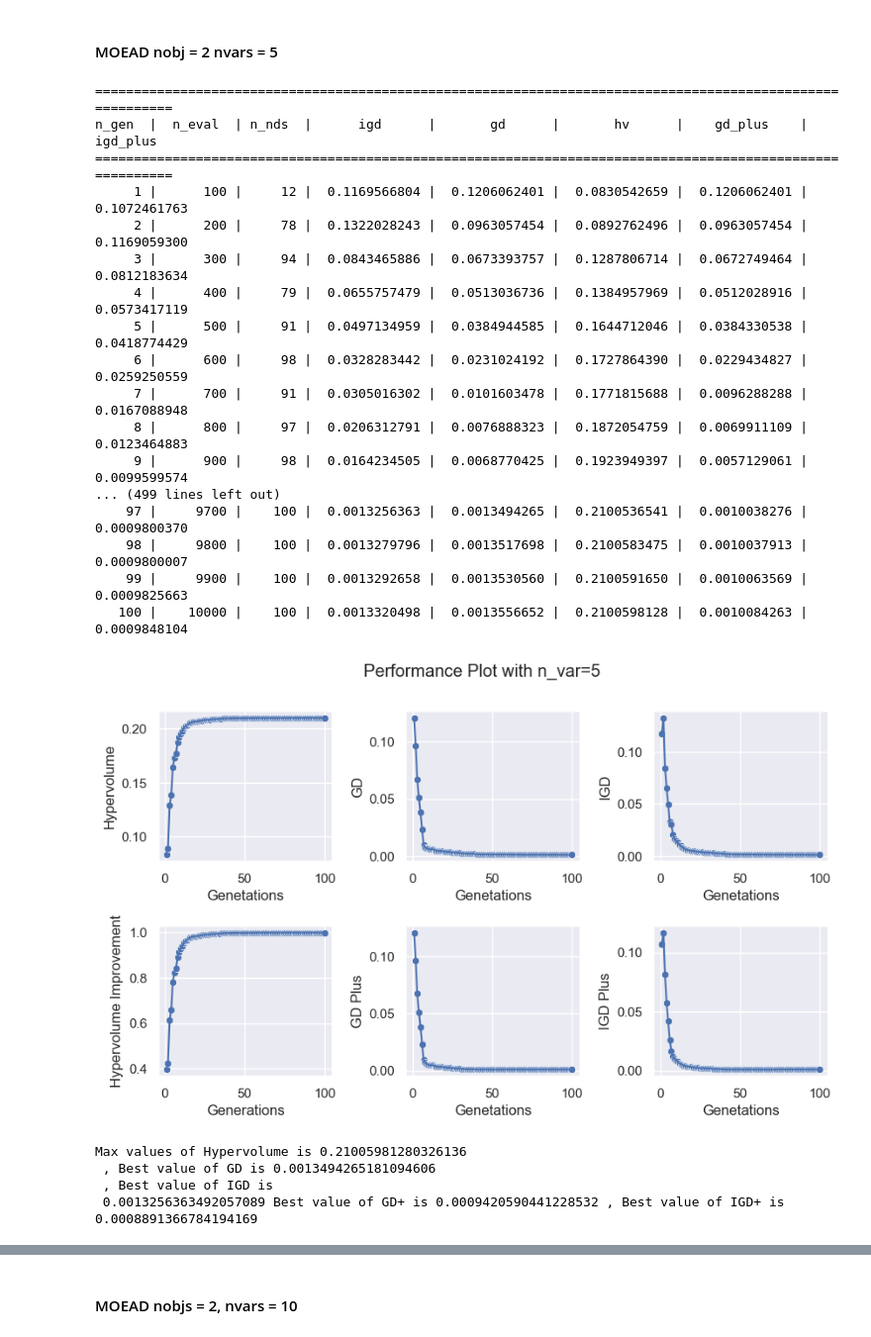
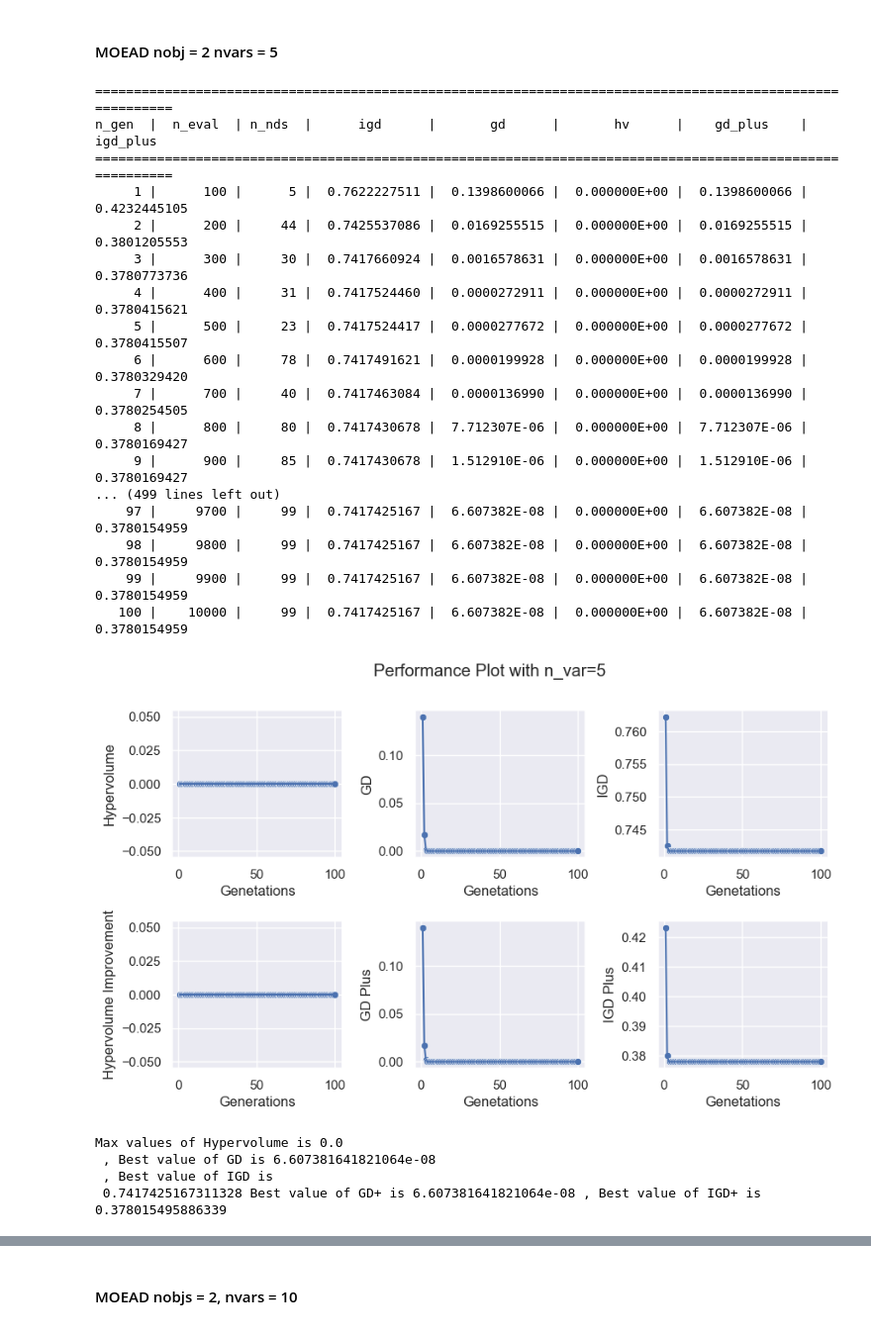
Before and after one commit to arjun8009/Python-Exeter, a Jupyter notebook: Multi Objective Optimization/COMM-510 CA-1 copy.ipynb, the cells around one changed output, grey strips where cells are left out. Shown at 99% size. Cells and saved outputs as stored; diff of their text form; code cells hidden in the pictures.

```diff
--- a/Multi Objective Optimization/COMM-510 CA-1 copy.ipynb
+++ b/Multi Objective Optimization/COMM-510 CA-1 copy.ipynb
@@ -839,10 +839,10 @@ Max values of Hypervolume is 0.20995946548301828
 #### NSGA2 nobj  =2 nvar = 5
 # %%
 from pymoo.algorithms.moo.nsga2 import NSGA2
-from pymoo.problems.many import DTLZ2
+from pymoo.problems.many import DTLZ4
 from pymoo.optimize import minimize
 model_list_nsga2 = []
-problem = DTLZ2(n_obj=2,n_var=5)
+problem = DTLZ4(n_obj=2,n_var=5)
 algorithm = NSGA2(pop_size=100)
 for i in range(5):
     model_list_nsga2.append(minimize(problem,
@@ -932,7 +932,7 @@ axes[1,2].set(xlabel='Genetations',ylabel='IGD Plus')
 plt.show()
 print('Max values of Hypervolume is {0} \n , Best value of GD is {1} \n , Best value of IGD is \n {2} Best value of GD+ is {3} , Best value of IGD+ is {4}'.format(max(data_avg_hyp_improvement),min(data_avg_gd_improvement),min(data_avg_igd_improvement),min(data_avg_gdplus_improvement),min(data_avg_igdplus_improvement)))
 
-problem = DTLZ2(n_obj=2)
+problem = DTLZ4(n_obj=2)
 original_pareto_front = problem.pareto_front()
 original_objective_1 = [i[0] for i in original_pareto_front]
 original_objective_2 = [i[1] for i in original_pareto_front]
@@ -973,10 +973,10 @@ Max values of Hypervolume is 0.20982019995428938
 #### NSGA2 nobj = 2 nvar = 10
 # %%
 from pymoo.algorithms.moo.nsga2 import NSGA2
-from pymoo.problems.many import DTLZ2
+from pymoo.problems.many import DTLZ4
 from pymoo.optimize import minimize
 model_list_nsga2 = []
-problem = DTLZ2(n_obj=2,n_var=10)
+problem = DTLZ4(n_obj=2,n_var=10)
 algorithm = NSGA2(pop_size=100)
 for i in range(5):
     model_list_nsga2.append(minimize(problem,
@@ -1064,7 +1064,7 @@ axes[1,2].set(xlabel='Genetations',ylabel='IGD Plus')
 
 plt.show()
 print('Max values of Hypervolume is {0} \n , Best value of GD is {1} \n , Best value of IGD is \n {2} Best value of GD+ is {3} , Best value of IGD+ is {4}'.format(max(data_avg_hyp_improvement),min(data_avg_gd_improvement),min(data_avg_igd_improvement),min(data_avg_gdplus_improvement),min(data_avg_igdplus_improvement)))
-problem = DTLZ2(n_obj=2)
+problem = DTLZ4(n_obj=2)
 original_pareto_front = problem.pareto_front()
 original_objective_1 = [i[0] for i in original_pareto_front]
 original_objective_2 = [i[1] for i in original_pareto_front]
@@ -1105,11 +1105,11 @@ Max values of Hypervolume is 0.20932958895740522
 #### MOEAD nobj = 2 , nvar = 2
 # %%
 from pymoo.algorithms.moo.moead import MOEAD
-from pymoo.problems.many import DTLZ2
+from pymoo.problems.many import DTLZ4
 from pymoo.util.ref_dirs import get_reference_directions
 from pymoo.optimize import minimize
 model_list_moead = []
-problem = DTLZ2(n_obj=2,n_var=2)
+problem = DTLZ4(n_obj=2,n_var=2)
 ref_dirs = get_reference_directions('energy',2,100,seed=1)
 algorithm = MOEAD(ref_dirs=ref_dirs , n_neighbours=15)
 for i in range(5):
@@ -1240,11 +1240,11 @@ Text(0, 0.5, 'Objective 2')
 #### MOEAD nobj =2 nvars  = 3
 # %%
 from pymoo.algorithms.moo.moead import MOEAD
-from pymoo.problems.many import DTLZ2
+from pymoo.problems.many import DTLZ4
 from pymoo.util.ref_dirs import get_reference_directions
 from pymoo.optimize import minimize
 model_list_moead = []
-problem = DTLZ2(n_obj=2,n_var=3)
+problem = DTLZ4(n_obj=2,n_var=3)
 ref_dirs = get_reference_directions('energy',2,100,seed=1)
 algorithm = MOEAD(ref_dirs=ref_dirs , n_neighbours=15)
 for i in range(5):
@@ -1331,7 +1331,7 @@ axes[1,2].set(xlabel='Genetations',ylabel='IGD Plus')
 
 plt.show()
 print('Max values of Hypervolume is {0} \n , Best value of GD is {1} \n , Best value of IGD is \n {2} Best value of GD+ is {3} , Best value of IGD+ is {4}'.format(max(data_avg_hyp_improvement),min(data_avg_gd_improvement),min(data_avg_igd_improvement),min(data_avg_gdplus_improvement),min(data_avg_igdplus_improvement)))
-problem = DTLZ2(n_obj=2)
+problem = DTLZ4(n_obj=2)
 original_pareto_front = problem.pareto_front()
 original_objective_1 = [i[0] for i in original_pareto_front]
 original_objective_2 = [i[1] for i in original_pareto_front]
@@ -1372,11 +1372,11 @@ Max values of Hypervolume is 0.21011617990982262
 #### MOEAD nobj = 2 nvars = 5
 # %%
 from pymoo.algorithms.moo.moead import MOEAD
-from pymoo.problems.many import DTLZ2
+from pymoo.problems.many import DTLZ4
 from pymoo.util.ref_dirs import get_reference_directions
 from pymoo.optimize import minimize
 model_list_moead = []
-problem = DTLZ2(n_obj=2,n_var=5)
+problem = DTLZ4(n_obj=2,n_var=5)
 ref_dirs = get_reference_directions('energy',2,100,seed=1)
 algorithm = MOEAD(ref_dirs=ref_dirs , n_neighbours=15)
 for i in range(5):
@@ -1455,49 +1455,49 @@ axes[1,0].set(xlabel='Generations',ylabel='Hypervolume Improvement')
 fig.subplots_adjust(hspace=0.425, wspace=0.425)
 sns.scatterplot(x=list(range(1,101)),y=data_avg_gdplus_improvement,ax=axes[1,1])
 sns.lineplot(x=list(range(1,101)),y=data_avg_gdplus_improvement,ax=axes[1,1])
 axes[1,1].set(xlabel='Genetations',ylabel='GD Plus')
 
 sns.scatterplot(x=list(range(1,101)),y=data_avg_igdplus_improvement,ax=axes[1,2])
 sns.lineplot(x=list(range(1,101)),y=data_avg_igdplus_improvement,ax=axes[1,2])
 axes[1,2].set(xlabel='Genetations',ylabel='IGD Plus')
 
 
 
 plt.show()
 print('Max values of Hypervolume is {0} \n , Best value of GD is {1} \n , Best value of IGD is \n {2} Best value of GD+ is {3} , Best value of IGD+ is {4}'.format(max(data_avg_hyp_improvement),min(data_avg_gd_improvement),min(data_avg_igd_improvement),min(data_avg_gdplus_improvement),min(data_avg_igdplus_improvement)))
-problem = DTLZ2(n_obj=2)
+problem = DTLZ4(n_obj=2)
 original_pareto_front = problem.pareto_front()
 original_objective_1 = [i[0] for i in original_pareto_front]
 original_objective_2 = [i[1] for i in original_pareto_front]
 optimized_result = model_list_moead[0]
 optimized_objectives  = optimized_result.F
 optimized_objective_1 = [i[0] for i in optimized_objectives]
 optimized_objective_2 = [i[1] for i in optimized_objectives]
 sns.lineplot(x=original_objective_1,y=original_objective_2)
 sns.lineplot(x=optimized_objective_1,y=optimized_objective_2)
 plt.xlabel("Objective 1")
 plt.ylabel("Objective 2")
 plt.show()
 # %% [output]
 ==========================================================================================================
 n_gen  |  n_eval  | n_nds  |      igd      |       gd      |       hv      |    gd_plus    |    igd_plus
 ==========================================================================================================
-     1 |      100 |     12 |  0.1169566804 |  0.1206062401 |  0.0830542659 |  0.1206062401 |  0.1072461763
-     2 |      200 |     78 |  0.1322028243 |  0.0963057454 |  0.0892762496 |  0.0963057454 |  0.1169059300
-     3 |      300 |     94 |  0.0843465886 |  0.0673393757 |  0.1287806714 |  0.0672749464 |  0.0812183634
-     4 |      400 |     79 |  0.0655757479 |  0.0513036736 |  0.1384957969 |  0.0512028916 |  0.0573417119
-     5 |      500 |     91 |  0.0497134959 |  0.0384944585 |  0.1644712046 |  0.0384330538 |  0.0418774429
-     6 |      600 |     98 |  0.0328283442 |  0.0231024192 |  0.1727864390 |  0.0229434827 |  0.0259250559
-     7 |      700 |     91 |  0.0305016302 |  0.0101603478 |  0.1771815688 |  0.0096288288 |  0.0167088948
-     8 |      800 |     97 |  0.0206312791 |  0.0076888323 |  0.1872054759 |  0.0069911109 |  0.0123464883
-     9 |      900 |     98 |  0.0164234505 |  0.0068770425 |  0.1923949397 |  0.0057129061 |  0.0099599574
+     1 |      100 |      5 |  0.7622227511 |  0.1398600066 |  0.000000E+00 |  0.1398600066 |  0.4232445105
+     2 |      200 |     44 |  0.7425537086 |  0.0169255515 |  0.000000E+00 |  0.0169255515 |  0.3801205553
+     3 |      300 |     30 |  0.7417660924 |  0.0016578631 |  0.000000E+00 |  0.0016578631 |  0.3780773736
+     4 |      400 |     31 |  0.7417524460 |  0.0000272911 |  0.000000E+00 |  0.0000272911 |  0.3780415621
+     5 |      500 |     23 |  0.7417524417 |  0.0000277672 |  0.000000E+00 |  0.0000277672 |  0.3780415507
+     6 |      600 |     78 |  0.7417491621 |  0.0000199928 |  0.000000E+00 |  0.0000199928 |  0.3780329420
+     7 |      700 |     40 |  0.7417463084 |  0.0000136990 |  0.000000E+00 |  0.0000136990 |  0.3780254505
+     8 |      800 |     80 |  0.7417430678 |  7.712307E-06 |  0.000000E+00 |  7.712307E-06 |  0.3780169427
+     9 |      900 |     85 |  0.7417430678 |  1.512910E-06 |  0.000000E+00 |  1.512910E-06 |  0.3780169427
 ... (499 lines left out)
-    97 |     9700 |    100 |  0.0013256363 |  0.0013494265 |  0.2100536541 |  0.0010038276 |  0.0009800370
-    98 |     9800 |    100 |  0.0013279796 |  0.0013517698 |  0.2100583475 |  0.0010037913 |  0.0009800007
-    99 |     9900 |    100 |  0.0013292658 |  0.0013530560 |  0.2100591650 |  0.0010063569 |  0.0009825663
-   100 |    10000 |    100 |  0.0013320498 |  0.0013556652 |  0.2100598128 |  0.0010084263 |  0.0009848104
+    97 |     9700 |     99 |  0.7417425167 |  6.607382E-08 |  0.000000E+00 |  6.607382E-08 |  0.3780154959
+    98 |     9800 |     99 |  0.7417425167 |  6.607382E-08 |  0.000000E+00 |  6.607382E-08 |  0.3780154959
+    99 |     9900 |     99 |  0.7417425167 |  6.607382E-08 |  0.000000E+00 |  6.607382E-08 |  0.3780154959
+   100 |    10000 |     99 |  0.7417425167 |  6.607382E-08 |  0.000000E+00 |  6.607382E-08 |  0.3780154959
-[figure, old version]
+[figure, new version]
-Max values of Hypervolume is 0.21005981280326136
- , Best value of GD is 0.0013494265181094606
+Max values of Hypervolume is 0.0
+ , Best value of GD is 6.607381641821064e-08
  , Best value of IGD is
- 0.0013256363492057089 Best value of GD+ is 0.0009420590441228532 , Best value of IGD+ is 0.0008891366784194169
+ 0.7417425167311328 Best value of GD+ is 6.607381641821064e-08 , Best value of IGD+ is 0.378015495886339
```
Also changed, not shown: parts of 28 cells of this notebook.
